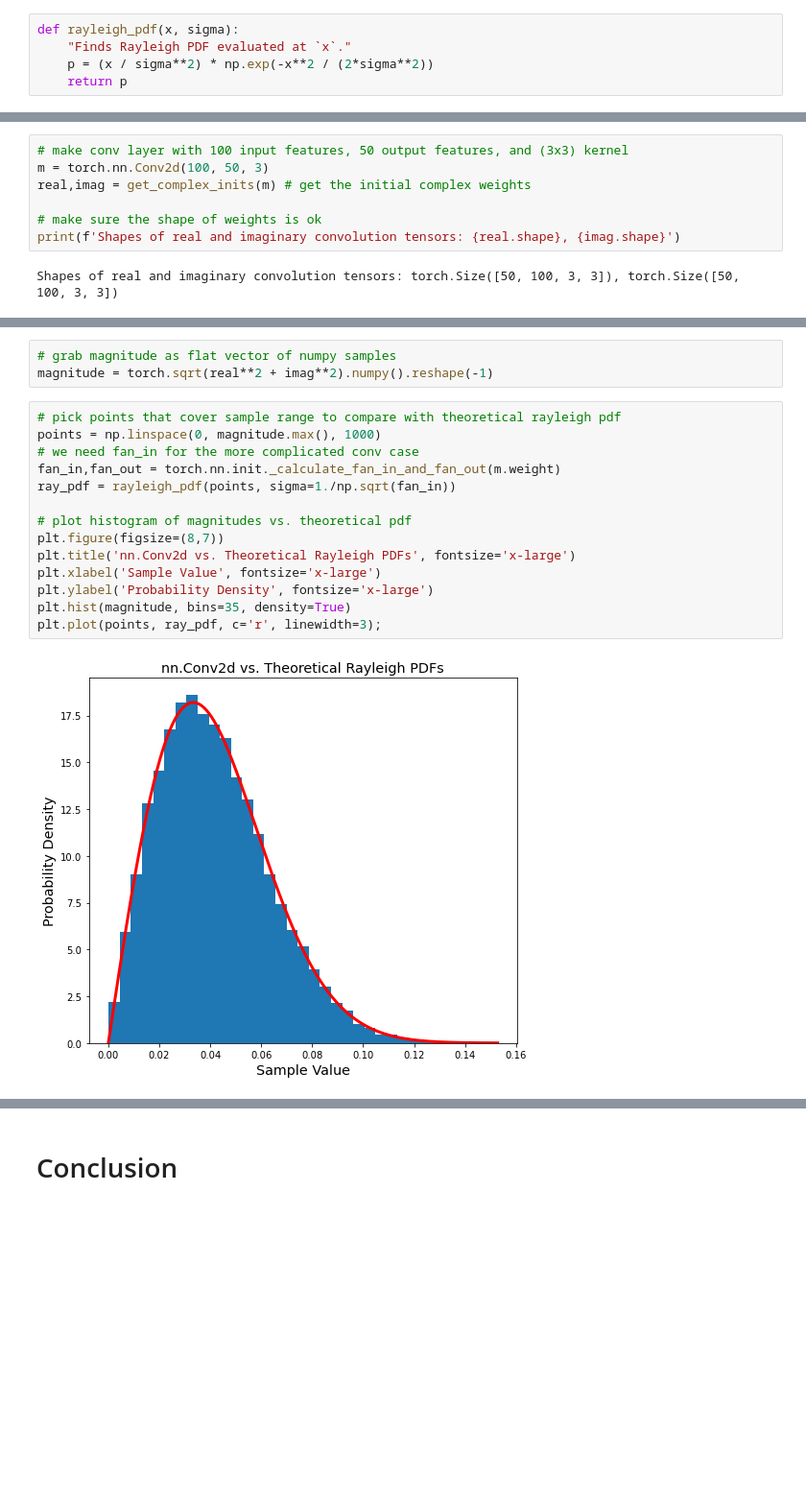
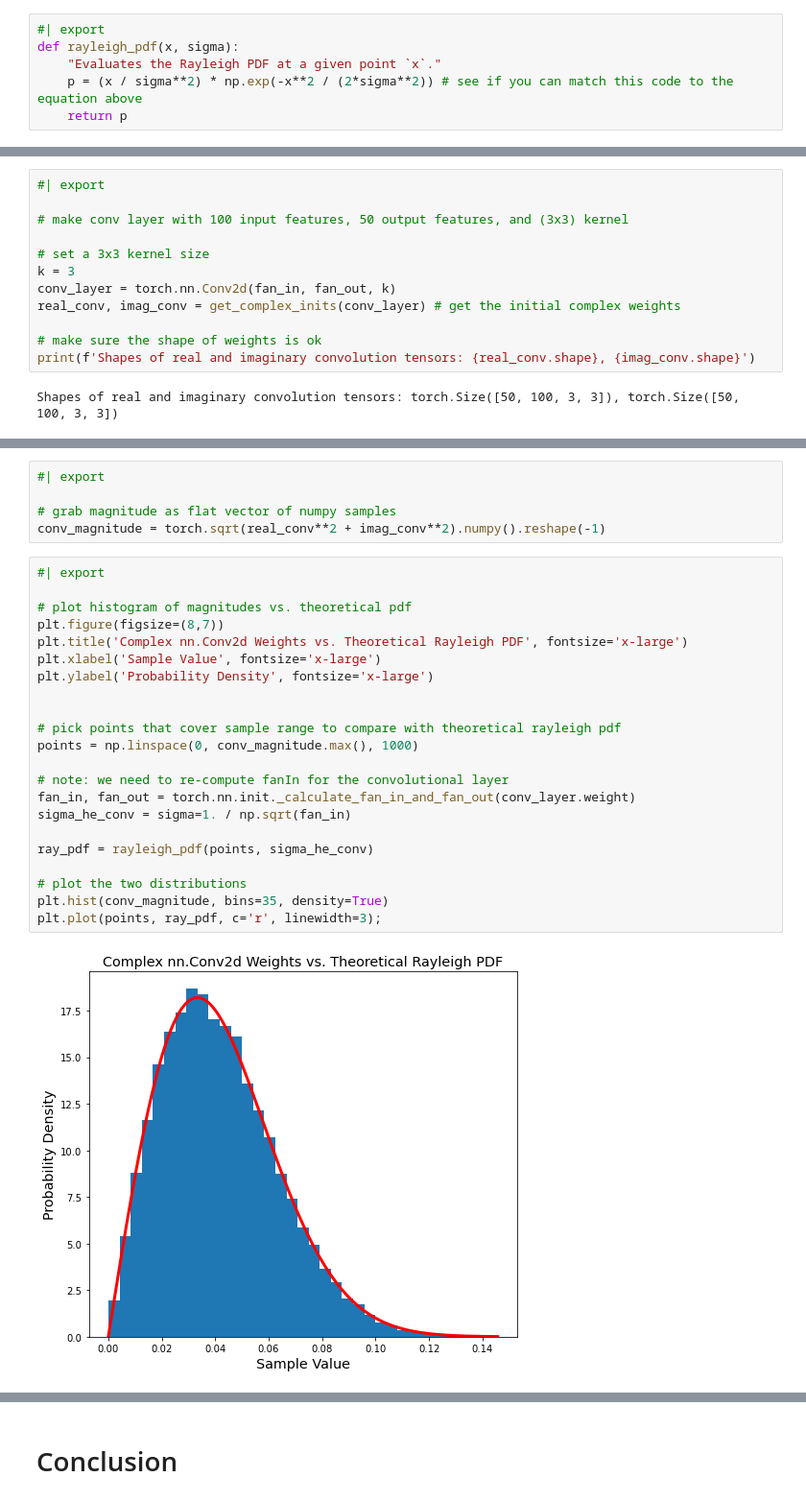
Before and after one commit to enzokro/chaski, a Jupyter notebook: content/02_complexRayleighInitPost.ipynb, the cells around one changed output, grey strips where cells are left out. Shown: that part at 96% size. Drawn from its saved outputs; the diff is of its cells as text; blank space fills up the shorter version.

```diff
--- a/content/02_complexRayleighInitPost.ipynb
+++ b/content/02_complexRayleighInitPost.ipynb
@@ -61,6 +80,7 @@ If this equation looks intimidating, we can instead code it up as a python funct
 # %%
+#| export
 def rayleigh_pdf(x, sigma):
-    "Finds Rayleigh PDF evaluated at `x`."
-    p = (x / sigma**2) * np.exp(-x**2 / (2*sigma**2))
+    "Evaluates the Rayleigh PDF at a given point `x`."
+    p = (x / sigma**2) * np.exp(-x**2 / (2*sigma**2)) # see if you can match this code to the equation above
     return p
 # %% [markdown]
@@ -301,12 +390,17 @@ Success!
 # %% [markdown]
 What about a convolutional layer? Our main concern here is that both the tensor shape and `fan_in`/`fan_out` are handled correctly.
 # %%
+#| export
+
 # make conv layer with 100 input features, 50 output features, and (3x3) kernel
-m = torch.nn.Conv2d(100, 50, 3)
-real,imag = get_complex_inits(m) # get the initial complex weights
+
+# set a 3x3 kernel size
+k = 3
+conv_layer = torch.nn.Conv2d(fan_in, fan_out, k)
+real_conv, imag_conv = get_complex_inits(conv_layer) # get the initial complex weights
 
 # make sure the shape of weights is ok
-print(f'Shapes of real and imaginary convolution tensors: {real.shape}, {imag.shape}')
+print(f'Shapes of real and imaginary convolution tensors: {real_conv.shape}, {imag_conv.shape}')
 # %% [output]
 Shapes of real and imaginary convolution tensors: torch.Size([50, 100, 3, 3]), torch.Size([50, 100, 3, 3])
 # %% [markdown]
@@ -314,19 +408,29 @@ Let's check if they are still Rayleigh distributed in the same way as before.
 # %%
+#| export
+
 # grab magnitude as flat vector of numpy samples
-magnitude = torch.sqrt(real**2 + imag**2).numpy().reshape(-1)
+conv_magnitude = torch.sqrt(real_conv**2 + imag_conv**2).numpy().reshape(-1)
 # %%
-# pick points that cover sample range to compare with theoretical rayleigh pdf
-points = np.linspace(0, magnitude.max(), 1000)
-# we need fan_in for the more complicated conv case
-fan_in,fan_out = torch.nn.init._calculate_fan_in_and_fan_out(m.weight)
-ray_pdf = rayleigh_pdf(points, sigma=1./np.sqrt(fan_in))
+#| export
 
 # plot histogram of magnitudes vs. theoretical pdf
 plt.figure(figsize=(8,7))
-plt.title('nn.Conv2d vs. Theoretical Rayleigh PDFs', fontsize='x-large')
+plt.title('Complex nn.Conv2d Weights vs. Theoretical Rayleigh PDF', fontsize='x-large')
 plt.xlabel('Sample Value', fontsize='x-large')
 plt.ylabel('Probability Density', fontsize='x-large')
-plt.hist(magnitude, bins=35, density=True)
+
+
+# pick points that cover sample range to compare with theoretical rayleigh pdf
+points = np.linspace(0, conv_magnitude.max(), 1000)
+
+# note: we need to re-compute fanIn for the convolutional layer
+fan_in, fan_out = torch.nn.init._calculate_fan_in_and_fan_out(conv_layer.weight)
+sigma_he_conv = sigma=1. / np.sqrt(fan_in)
+
+ray_pdf = rayleigh_pdf(points, sigma_he_conv)
+
+# plot the two distributions
+plt.hist(conv_magnitude, bins=35, density=True)
 plt.plot(points, ray_pdf, c='r', linewidth=3);
 # %% [output]
-[figure, old version]
+[figure, new version]
```
Also changed, not shown: parts of 61 cells of this notebook, 3 other files.
